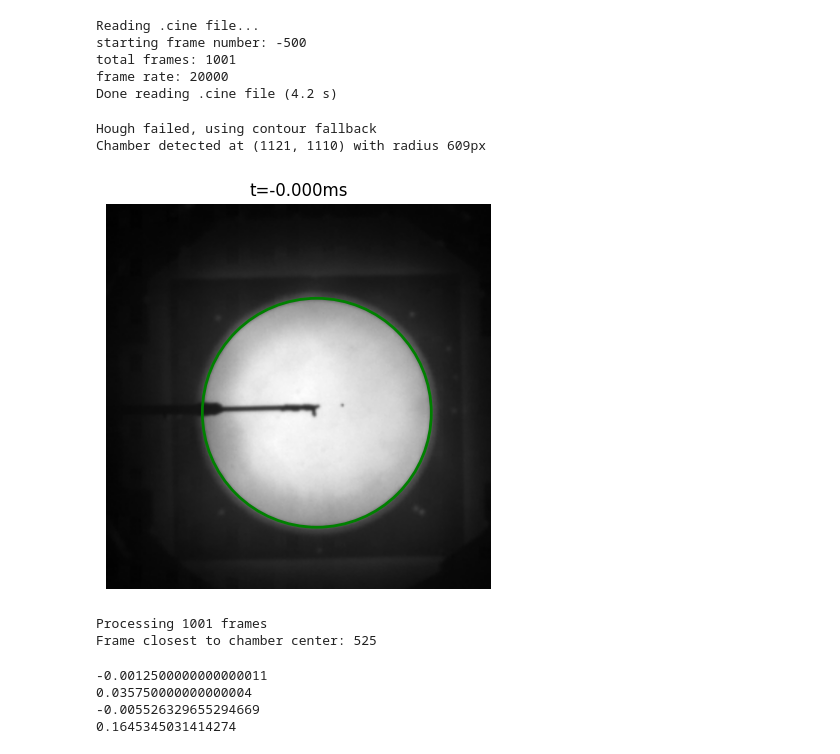
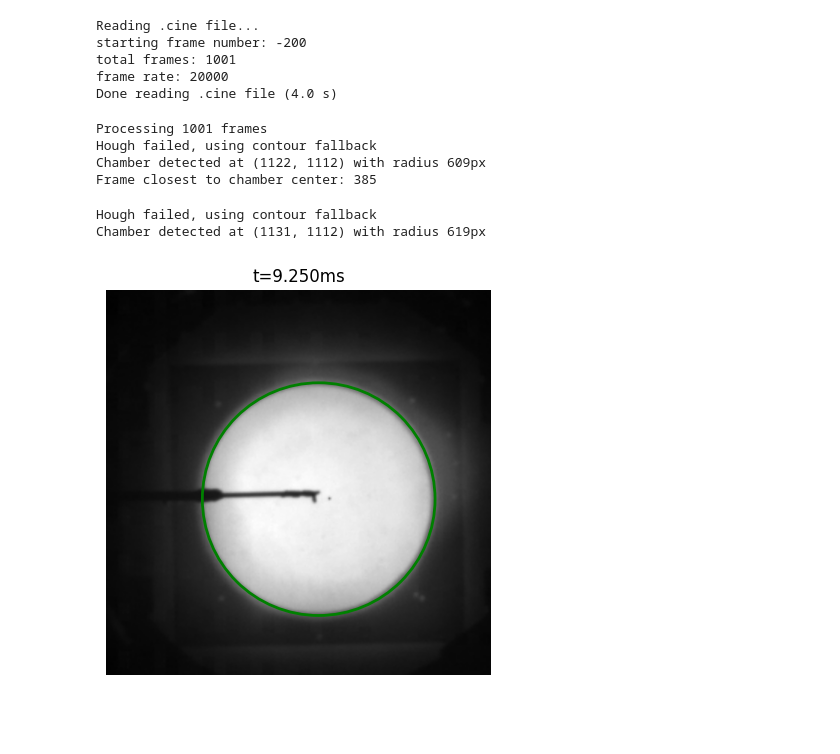
Before and after one commit to hjia94/data-analysis, a Jupyter notebook: object_tracking/fastcam_test.ipynb, the cells around one changed output. Drawn from its saved outputs; the diff is of its cells as text; code cells hidden in the pictures; blank space fills up the shorter version.

Commit message:
Simplify track_object input and output variables; remove calibration for now since it's incorrect; tested and validate in notebook

```diff
--- a/object_tracking/fastcam_test.ipynb
+++ b/object_tracking/fastcam_test.ipynb
@@ -15,62 +14,61 @@ from main import extract_calibration, detect_chamber
 # %%
-cine_path = r"E:\good_data\He3kA_B250G500G_pl0t20_uw15t35_P30\Y20241102_P30_z13_x200_y0@-0_016.cine"
+cine_path = r"E:\good_data\He3kA_B250G500G_pl0t20_uw15t35_P30\Y20241102_P30_z13_x200_y0@165_023.cine"
 avi_path = os.path.join(os.getcwd(), "temp_video.avi")
 
 tarr, frarr, dt = read_cine(cine_path)
 
 # convert_cine_to_avi(frarr, avi_path)
-
-# Extract calibration from filename
-calibration = extract_calibration(cine_path)
 # %% [output]
 Reading .cine file...
-starting frame number: -500
+starting frame number: -200
 total frames: 1001
 frame rate: 20000
-Done reading .cine file (4.2 s)
+Done reading .cine file (4.0 s)
+# %%
+parr, frarr, cf = track_object(avi_path)
+# %% [output]
+Processing 1001 frames
+Hough failed, using contour fallback
+Chamber detected at (1122, 1112) with radius 609px
+Frame closest to chamber center: 385
 # %%
-frame_num = 500
+frame_num = cf
 
 cap = cv2.VideoCapture(avi_path)
 cap.set(cv2.CAP_PROP_POS_FRAMES, frame_num)
 ret, frame = cap.read()
 if not ret:
     raise ValueError(f"Could not read frame")
 
 # Detect chamber
-(cx, cy), chamber_radius = detect_chamber(frame, calibration)
+(cx, cy), chamber_radius = detect_chamber(frame)
 
 total_frames = int(cap.get(cv2.CAP_PROP_FRAME_COUNT))
 
 # Draw chamber
 drawing = frame.copy()
 cv2.circle(drawing, (cx, cy), chamber_radius, (0, 255, 0), 2)
 
 # Display the original frame
 plt.figure(figsize=(15, 5))
 plt.imshow(cv2.cvtColor(frame, cv2.COLOR_BGR2RGB))
 
 # Draw the chamber as a circle
 chamber_circle = plt.Circle((cx, cy), chamber_radius, fill=False, color='green', linewidth=2)
 plt.gca().add_patch(chamber_circle)
 
 plt.title(f"t={tarr[frame_num] * 1e3:.3f}ms")
 plt.axis('off')
 
 cap.release()
 # %% [output]
 Hough failed, using contour fallback
-Chamber detected at (1121, 1110) with radius 609px
+Chamber detected at (1131, 1112) with radius 619px
-[figure, old version]
+[figure, new version]
-# %%
-parr, timestamps, frarr, cf = track_object(avi_path, tarr, cx, cy, chamber_radius)
-# %% [output]
-Processing 1001 frames
-Frame closest to chamber center: 525
 # %%
 v = 9.8*np.sqrt(2*1/9.8) # velocity at center of chamber in m/s
 
-t1 = tarr[frame_num] - tarr[cf]
+t1 = 0.027 - tarr[cf]
 t2 = 0.037 - tarr[cf]
 print(t1)
 print(t2)
@@ -80,8 +78,3 @@ x2 = v*t2 + 0.5*9.8*t2**2
 
 print(x1)
 print(x2)
-# %% [output]
--0.0012500000000000011
-0.035750000000000004
--0.005526329655294669
-0.1645345031414274
```
Also changed, not shown: parts of 2 cells of this notebook, 2 other files.
